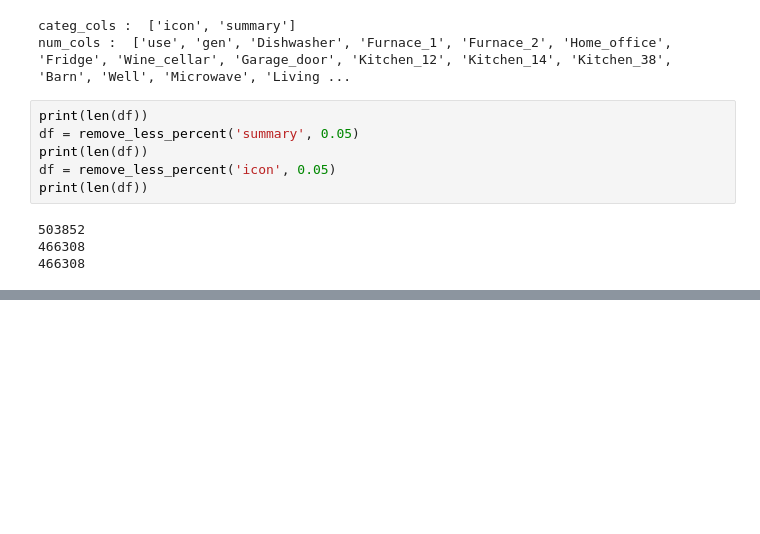
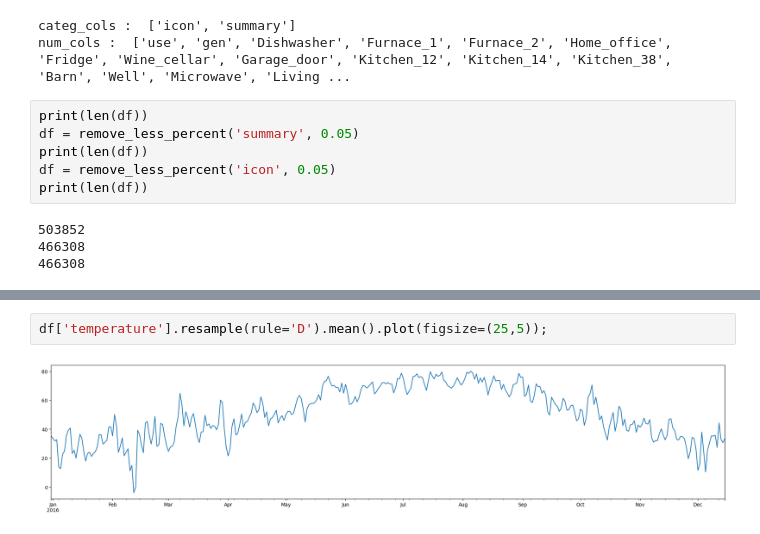
Before and after one commit to pndang/digital-bouncers, a Jupyter notebook: explore.ipynb, the cells around one changed output, grey strips where cells are left out. Saved outputs shown, nothing was run; the diff lists cells and outputs as text; blank space fills up the shorter version.

```diff
--- a/explore.ipynb
+++ b/explore.ipynb
@@ -96,0 +103,4 @@ print(len(df))
+# %%
+df['temperature'].resample(rule='D').mean().plot(figsize=(25,5));
+# %% [output]
+[figure, added]
```
Also changed, not shown: parts of 6 cells of this notebook.
